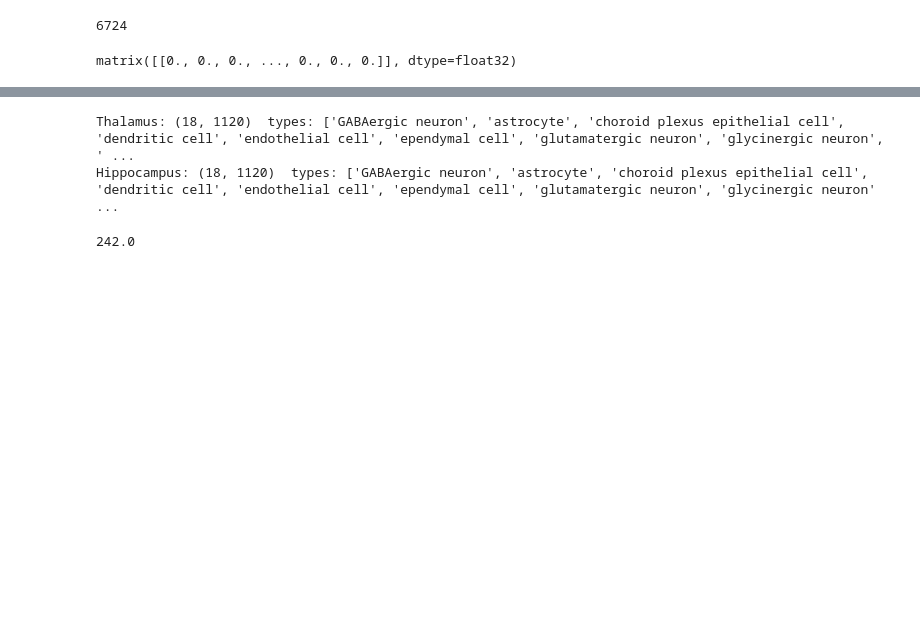
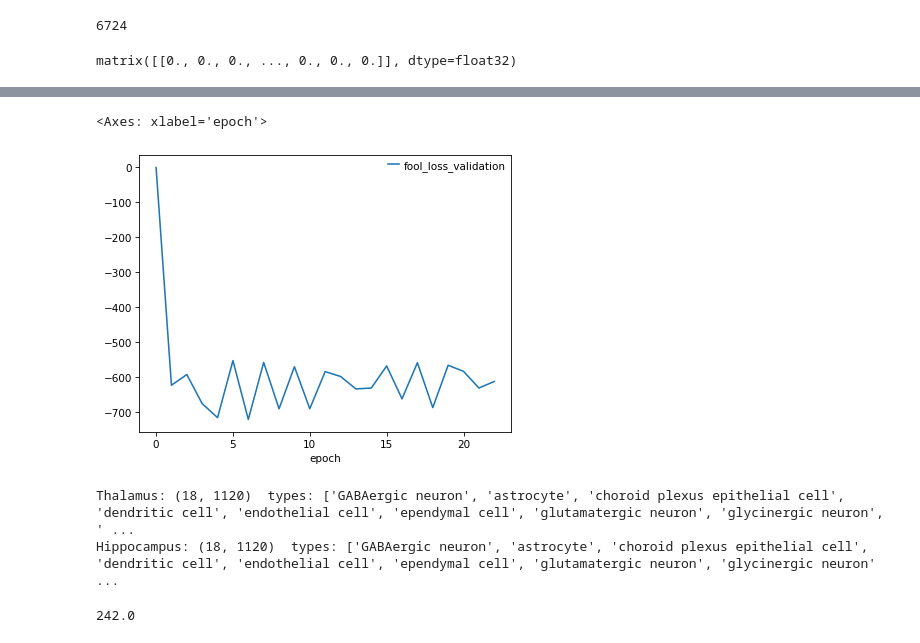
Before and after one commit to PMBio/cellina, a Jupyter notebook: demo.ipynb, the cells around one changed output, grey strips where cells are left out. Cells and saved outputs as stored; diff of their text form; code cells hidden in the pictures; blank space fills up the shorter version.

```diff
--- a/demo.ipynb
+++ b/demo.ipynb
@@ -226,3 +208,8 @@ model.history_['spatial_loss_validation'].plot()
+# %%
+model.history_['fool_loss_validation'].plot()
+# %% [output]
+<Axes: xlabel='epoch'>
+[figure, added]
 # %%
 pdata = dc.pp.pseudobulk(
     adata=adata_3r,
```
Also changed, not shown: parts of 8 cells of this notebook, 17 other files.
